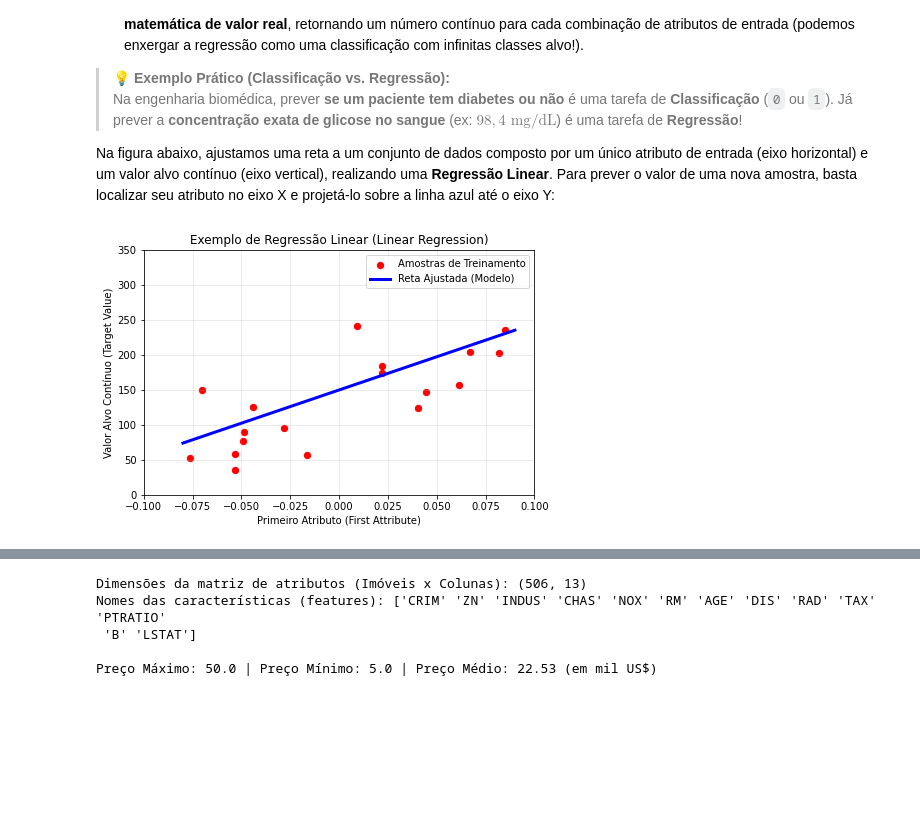
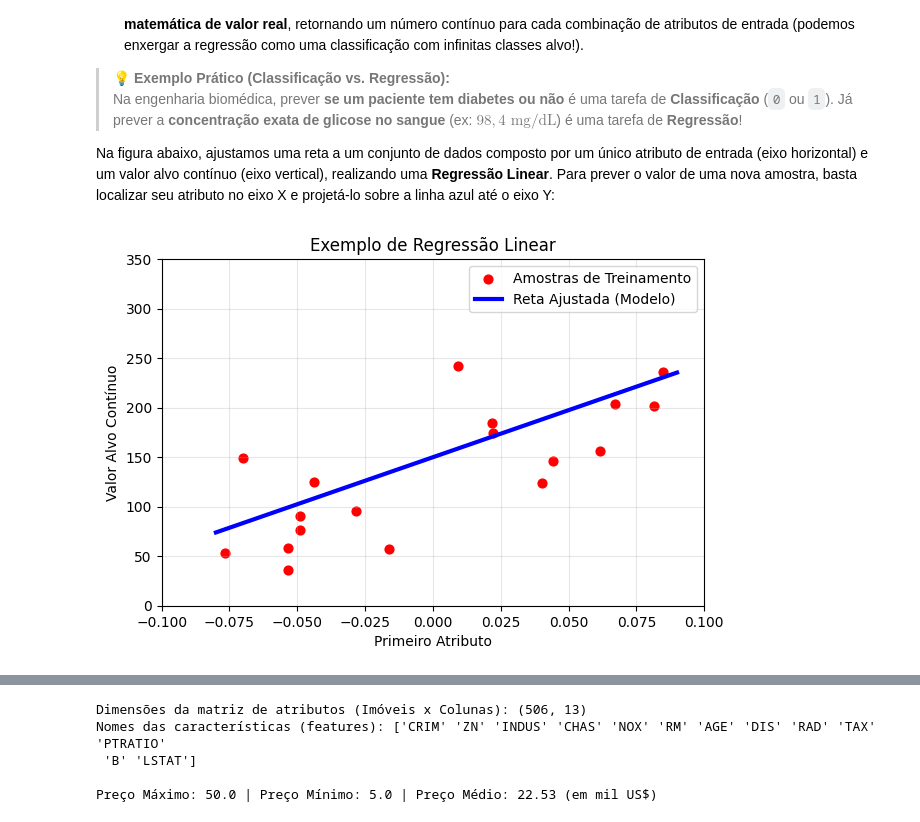
Before and after one commit to kaw19/prjens_26-2, a Jupyter notebook: Aula_5/Random Forest.ipynb, the cells around one changed output, grey strips where cells are left out. Cells and saved outputs as stored; diff of their text form; code cells hidden in the pictures; blank space fills up the shorter version.

```diff
--- a/Aula_5/Random Forest.ipynb
+++ b/Aula_5/Random Forest.ipynb
@@ -113,25 +113,25 @@ Na figura abaixo, ajustamos uma reta a um conjunto de dados composto por um úni
 # %%
 import numpy as np
 import matplotlib.pyplot as plt
 
 # Gerando os pontos ilustrativos de Regressão Linear (reprodução da figura do livro-texto)
 np.random.seed(42)
 x_exemplo = np.random.uniform(-0.08, 0.09, 18)
 y_exemplo = 150 + 950 * x_exemplo + np.random.normal(0, 45, 18)
 
 plt.figure(figsize=(7, 4.5))
 plt.scatter(x_exemplo, y_exemplo, color='red', s=40, label='Amostras de Treinamento')
 plt.plot([-0.08, 0.09], [150 + 950*(-0.08), 150 + 950*(0.09)], color='blue', linewidth=3, label='Reta Ajustada (Modelo)')
-plt.title("Exemplo de Regressão Linear (Linear Regression)")
-plt.xlabel("Primeiro Atributo (First Attribute)")
-plt.ylabel("Valor Alvo Contínuo (Target Value)")
+plt.title("Exemplo de Regressão Linear")
+plt.xlabel("Primeiro Atributo")
+plt.ylabel("Valor Alvo Contínuo")
 plt.xlim(-0.10, 0.10)
 plt.ylim(0, 350)
 plt.legend()
 plt.grid(True, alpha=0.3)
 plt.show()
 # %% [output]
-[figure, old version]
+[figure, new version]
 # %% [markdown]
 ## 2. Conjunto de Dados: Imóveis nos Subúrbios de Boston (*Boston Housing*)
 Nesta aula, compararemos diferentes algoritmos de regressão utilizando a mesma base de dados: o clássico conjunto **Boston House-Prices**, que reúne **506 registros** (bairros/imóveis nos subúrbios de Boston) descritos por **13 características numéricas reais** e **1 variável alvo (`MEDV`)**, correspondente ao valor mediano das residências ocupadas pelos proprietários (expresso em milhares de dólares, ex: $22.5 = \text{US\$ } 22.500$).
```
Also changed, not shown: parts of 5 cells of this notebook, 2 other files.
